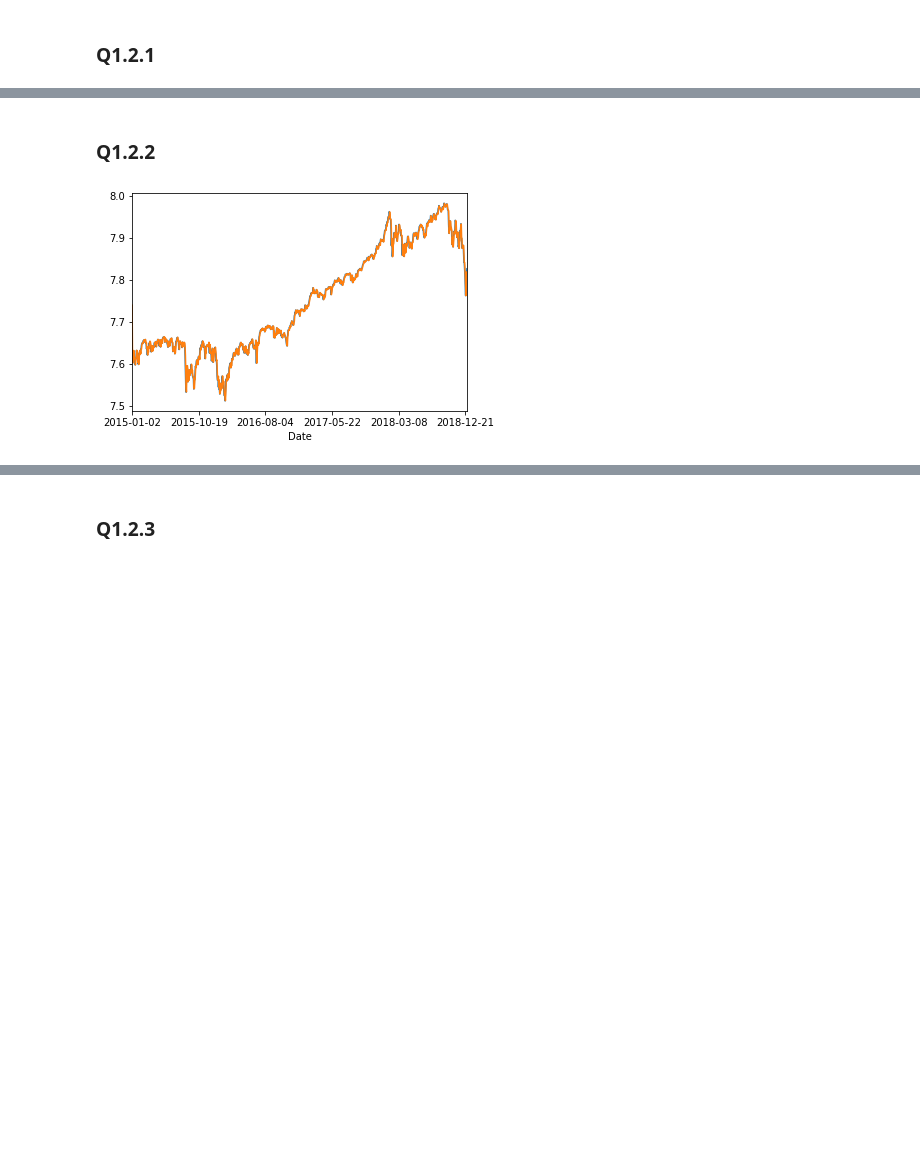
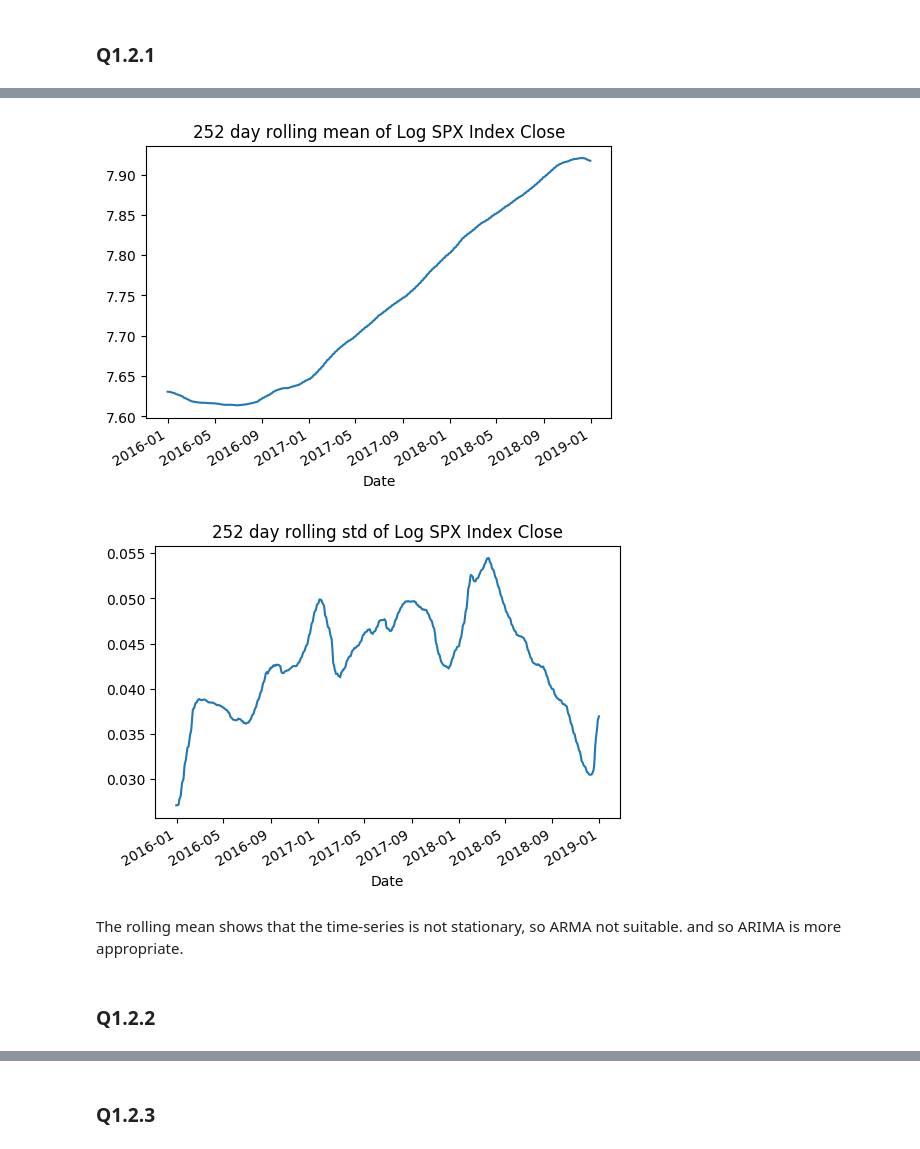
Before and after one commit to mahudu97/FSP, a Jupyter notebook: src/CW.ipynb, the cells around one changed output, grey strips where cells are left out. Saved outputs shown, nothing was run; the diff lists cells and outputs as text; code cells hidden in the pictures; blank space fills up the shorter version.

```diff
--- a/src/CW.ipynb
+++ b/src/CW.ipynb
@@ -203,3 +229,27 @@ ARMA not suitable as snp is non-stationary - ARIMA more suitable
+# %%
+WINDOW_SZ = 252
+# Log Sliding mean
+fig, ax = plt.subplots(dpi=100)
+ax.plot(date_axis, snp_close.rolling(WINDOW_SZ).mean())
+# rotate and align the tick labels so they look better
+fig.autofmt_xdate()
+plt.title('252 day rolling mean of Log SPX Index Close')
+plt.xlabel('Date')
+plt.show()
+
+# Log Sliding standard deviation
+fig, ax = plt.subplots(dpi=100)
+ax.plot(date_axis, snp_close.rolling(WINDOW_SZ).std())
+# rotate and align the tick labels so they look better
+fig.autofmt_xdate()
+plt.title('252 day rolling std of Log SPX Index Close')
+plt.xlabel('Date')
+plt.show()
+# %% [output]
+[figure, added]
+[figure, added]
+# %% [markdown]
+The rolling mean shows that the time-series is not stationary, so ARMA not suitable. and so ARIMA is more appropriate.
 # %% [markdown]
 ### Q1.2.2
 # %%
@@ -209,8 +259 @@ snp_arma['Res'] = ARIMA(snp_arma, order=(1,0,0)).fit().resid
 snp_arma['Prediction'] = snp_arma['True'] - snp_arma['Res']
-# %%
-plt.figure()
-snp_arma['True'].plot()
-snp_arma['Prediction'].plot()
-plt.show()
-# %% [output]
-[figure, removed]
```
Also changed, not shown: parts of 50 cells of this notebook, 1 other file.
